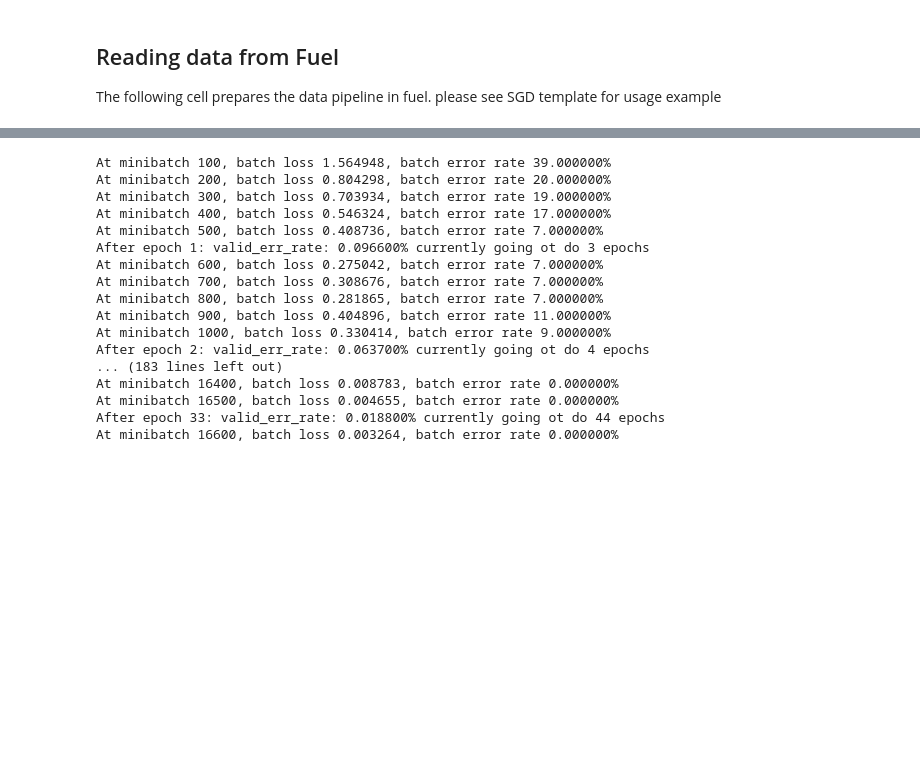
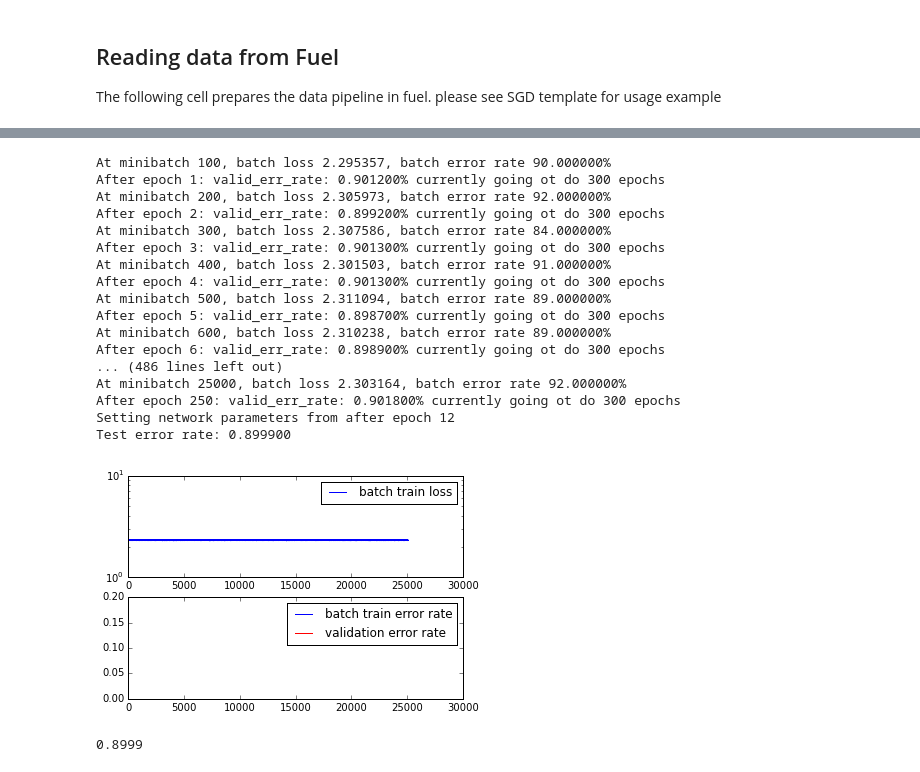
Before and after one commit to DawidSzcz/NuffinSpecial, a Jupyter notebook: NN/assignment5/starter_code_problems_6_12-new.ipynb, the cells around one changed output, grey strips where cells are left out. Cells and saved outputs as stored; diff of their text form; code cells hidden in the pictures; blank space fills up the shorter version.

```diff
--- a/NN/assignment5/starter_code_problems_6_12-new.ipynb
+++ b/NN/assignment5/starter_code_problems_6_12-new.ipynb
@@ -372 +464,28 @@ mnist_test_stream = DataStream.default_stream(
+# %%
+from fuel.datasets.cifar10 import CIFAR10
+from fuel.transformers import ScaleAndShift, Cast, Flatten, Mapping
+from fuel.streams import DataStream
+from fuel.schemes import SequentialScheme, ShuffledScheme
+
+CIFAR10.default_transformers = (
+    (ScaleAndShift, [2.0 / 255.0, -1], {'which_sources': 'features'}),
+    (Cast, [np.float32], {'which_sources': 'features'}),
+    (Flatten, [], {'which_sources': 'features'}),
+    (Mapping, [lambda batch: (b.T for b in batch)], {}) )
+
+cifar10_train = CIFAR10(("train1",), subset=slice(None,10000))
+#this stream will shuffle the MNIST set and return us batches of 100 examples
+cifar10_train_stream = DataStream.default_stream(
+    cifar10_train,
+    iteration_scheme=ShuffledScheme(cifar10_train.num_examples, 100))
+
+cifar10_validation = CIFAR10(("train2",), subset=slice(None,10000))
+
+# We will use larger portions for testing and validation
+# as these dont do a backward pass and reauire less RAM.
+cifar10_validation_stream = DataStream.default_stream(
+    cifar10_validation, iteration_scheme=SequentialScheme(cifar10_validation.num_examples, 250))
+cifar10_test = CIFAR10(("test",))
+cifar10_test_stream = DataStream.default_stream(
+    cifar10_test, iteration_scheme=SequentialScheme(cifar10_test.num_examples, 250))
 # %%
@@ -429,7 +548,7 @@ def SGD(net, train_stream, validation_stream, test_stream, lamb = 0, epsilon = 0
     train_loss = []
     validation_errors = []
 
-    number_of_epochs = 3
+    number_of_epochs = 300
     patience_expansion = 1.5
 
     try:
@@ -509,38 +628,41 @@ def SGD(net, train_stream, validation_stream, test_stream, lamb = 0, epsilon = 0
 # %%
 #
 # TODO: pick a network architecture here. The one below is just
 # softmax regression
 #
 
 net = FeedForwardNet([
-        AffineLayer(784,500),
+        AffineLayer(3072,500),
         ReLULayer(),
         AffineLayer(500,20),
         TanhLayer(),
         AffineLayer(20,10),
         SoftMaxLayer()
         ])
-SGD(net, mnist_train_stream, mnist_validation_stream, mnist_test_stream, 0.0001)
+SGD(net, cifar10_train_stream, cifar10_validation_stream, cifar10_test_stream, 0.0001)
 
-print "Test error rate: %f" % (compute_error_rate(net, mnist_test_stream), )
+print "Test error rate: %f" % (compute_error_rate(net, cifar10_test_stream), )
 # %% [output]
-At minibatch 100, batch loss 1.564948, batch error rate 39.000000%
-At minibatch 200, batch loss 0.804298, batch error rate 20.000000%
-At minibatch 300, batch loss 0.703934, batch error rate 19.000000%
-At minibatch 400, batch loss 0.546324, batch error rate 17.000000%
-At minibatch 500, batch loss 0.408736, batch error rate 7.000000%
-After epoch 1: valid_err_rate: 0.096600% currently going ot do 3 epochs
-At minibatch 600, batch loss 0.275042, batch error rate 7.000000%
-At minibatch 700, batch loss 0.308676, batch error rate 7.000000%
-At minibatch 800, batch loss 0.281865, batch error rate 7.000000%
-At minibatch 900, batch loss 0.404896, batch error rate 11.000000%
-At minibatch 1000, batch loss 0.330414, batch error rate 9.000000%
-After epoch 2: valid_err_rate: 0.063700% currently going ot do 4 epochs
-... (183 lines left out)
-At minibatch 16400, batch loss 0.008783, batch error rate 0.000000%
-At minibatch 16500, batch loss 0.004655, batch error rate 0.000000%
-After epoch 33: valid_err_rate: 0.018800% currently going ot do 44 epochs
-At minibatch 16600, batch loss 0.003264, batch error rate 0.000000%
+At minibatch 100, batch loss 2.295357, batch error rate 90.000000%
+After epoch 1: valid_err_rate: 0.901200% currently going ot do 300 epochs
+At minibatch 200, batch loss 2.305973, batch error rate 92.000000%
+After epoch 2: valid_err_rate: 0.899200% currently going ot do 300 epochs
+At minibatch 300, batch loss 2.307586, batch error rate 84.000000%
+After epoch 3: valid_err_rate: 0.901300% currently going ot do 300 epochs
+At minibatch 400, batch loss 2.301503, batch error rate 91.000000%
+After epoch 4: valid_err_rate: 0.901300% currently going ot do 300 epochs
+At minibatch 500, batch loss 2.311094, batch error rate 89.000000%
+After epoch 5: valid_err_rate: 0.898700% currently going ot do 300 epochs
+At minibatch 600, batch loss 2.310238, batch error rate 89.000000%
+After epoch 6: valid_err_rate: 0.898900% currently going ot do 300 epochs
+... (486 lines left out)
+At minibatch 25000, batch loss 2.303164, batch error rate 92.000000%
+After epoch 250: valid_err_rate: 0.901800% currently going ot do 300 epochs
+Setting network parameters from after epoch 12
+Test error rate: 0.899900
+[figure, added]
 # %%
 
-compute_error_rate(net, mnist_test_stream)
+compute_error_rate(net, cifar10_test_stream)
+# %% [output]
+0.8999
```
Also changed, not shown: parts of 11 cells of this notebook, 3 other files.
